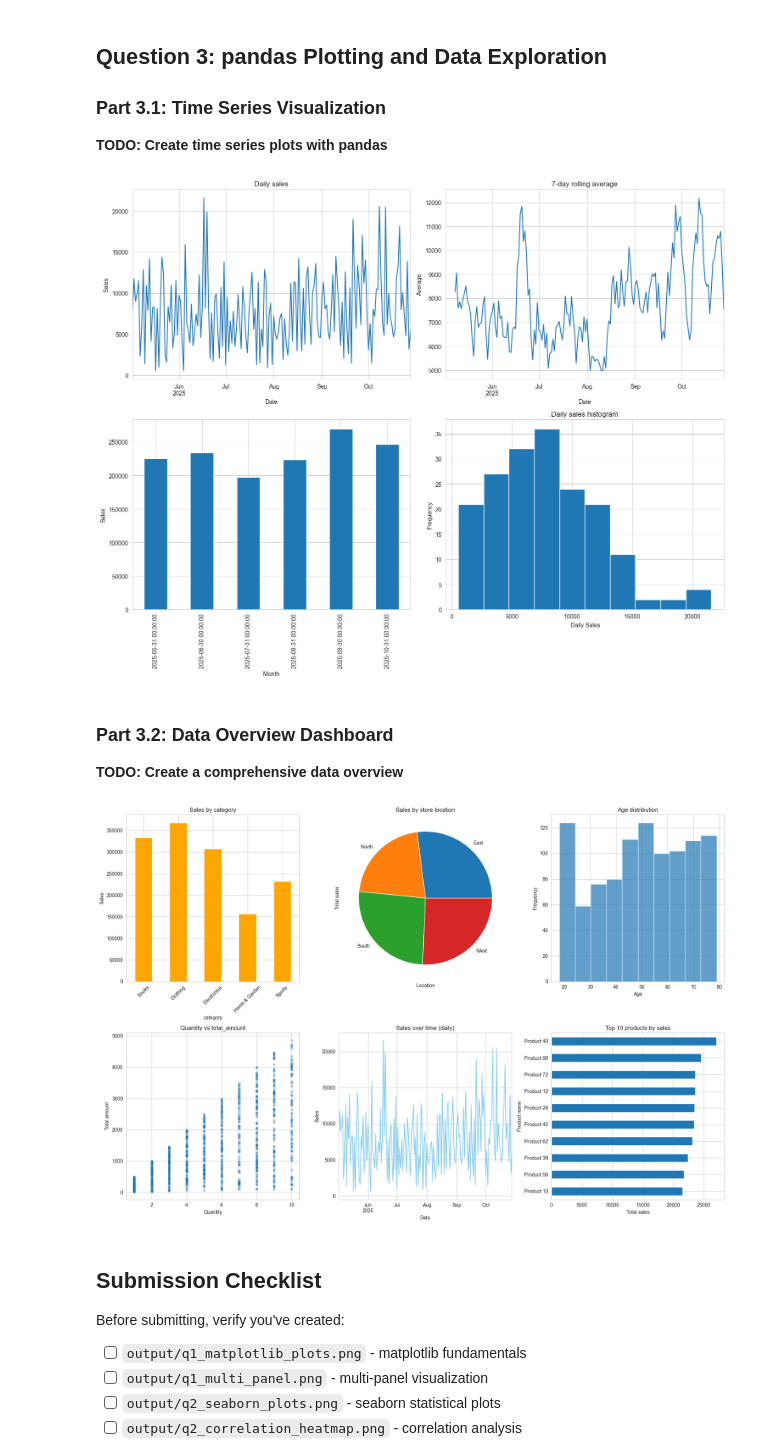
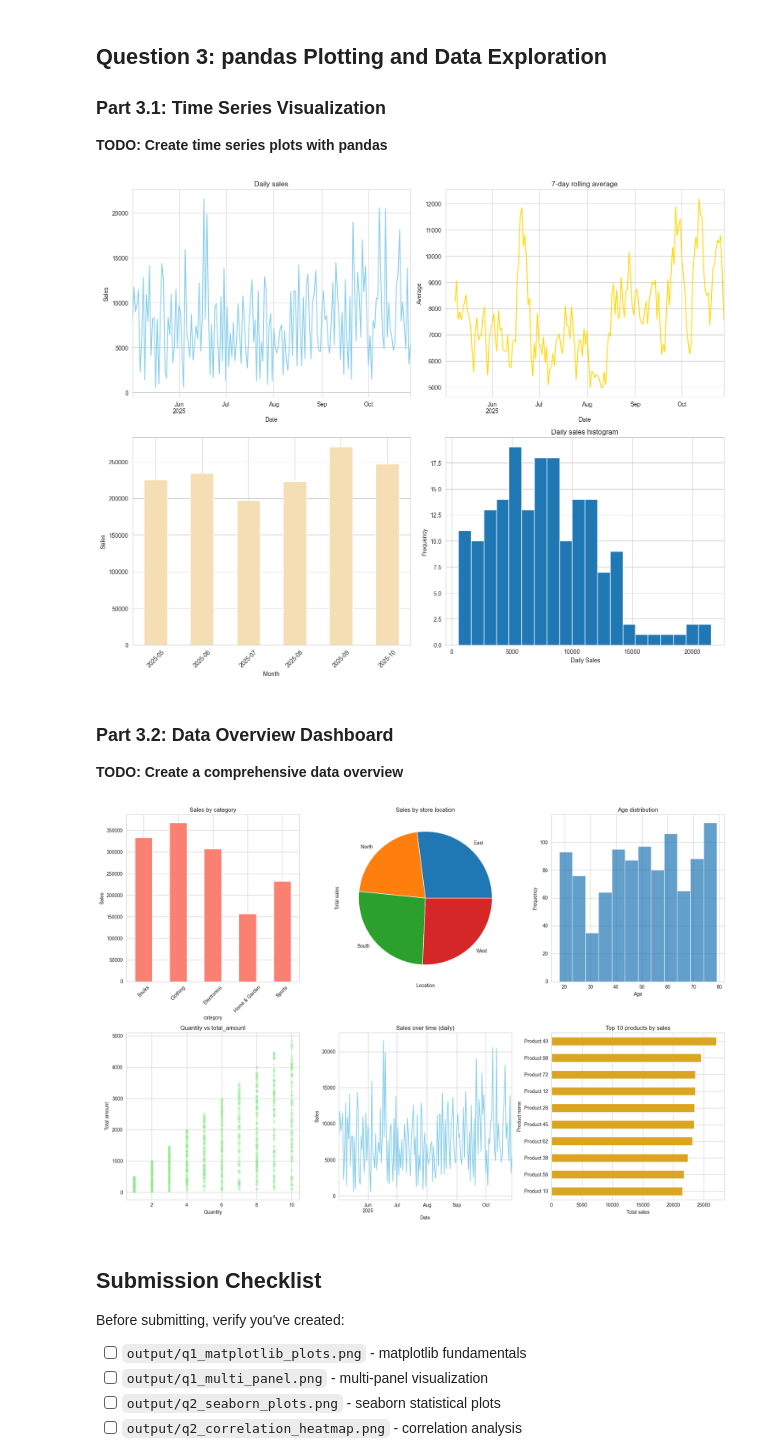
Before and after one commit to UCSF-DataSci/ds217-07-vision-quest-bobho1999, a Jupyter notebook: assignment.ipynb, the cells around one changed output. Drawn from its saved outputs; the diff is of its cells as text; code cells hidden in the pictures.

Commit message:
Changed to cool color

```diff
--- a/assignment.ipynb
+++ b/assignment.ipynb
@@ -280,36 +280,36 @@ dtype: object
 # %%
 # TODO: Convert transaction_date to datetime
 merged_df['transaction_date'] = pd.to_datetime(merged_df['transaction_date'])
 
 # TODO: Create daily sales aggregation
 daily_sales = merged_df.groupby('transaction_date')['total_amount'].sum()
 
 # TODO: Create a figure with 2x2 subplots
 fig, axes = plt.subplots(2, 2, figsize=(15, 12))
 
 # TODO: Top-left: Line plot of daily sales
-daily_sales.plot(ax=axes[0,0], title='Daily sales', xlabel='Date', ylabel='Sales')
+daily_sales.plot(ax=axes[0,0], title='Daily sales', xlabel='Date', ylabel='Sales', color='skyblue')
 
 # TODO: Top-right: Rolling 7-day average
 roll = daily_sales.rolling(window=7).mean()
-roll.plot(ax=axes[0,1], x='transaction_date', y='rolling_average', title='7-day rolling average', xlabel='Date', ylabel='Average')
+roll.plot(ax=axes[0,1], title='7-day rolling average', xlabel='Date', ylabel='Average', color='gold')
 
 # TODO: Bottom-left: Monthly sales bar chart (use resample('ME') for month-end frequency)
-month_end = daily_sales.resample("ME").sum()
-month_end.plot(ax=axes[1,0], kind='bar', xlabel='Month', ylabel='Sales')
+month_end = daily_sales.resample('ME', kind='period').sum()
+month_end.plot(ax=axes[1,0], kind='bar', xlabel='Month', ylabel='Sales', rot=45, color='wheat')
 
 # TODO: Bottom-right: Sales distribution histogram
-daily_sales.plot(ax=axes[1,1], kind='hist', title='Daily sales histogram', xlabel=" Daily Sales")
+daily_sales.plot(ax=axes[1,1], kind='hist', title='Daily sales histogram', xlabel=" Daily Sales", bins=20)
 
 # TODO: Add titles and labels
 # TODO: Save the plot as 'output/q3_pandas_plots.png'
 
 
 plt.tight_layout()
 plt.savefig('output/q3_pandas_plots.png', dpi=300, bbox_inches='tight')
 plt.show()
 # %% [output]
-[figure, old version]
+[figure, new version]
 # %% [markdown]
 ### Part 3.2: Data Overview Dashboard
 
@@ -319,18 +319,18 @@ plt.show()
 fig, axes = plt.subplots(2, 3, figsize=(18, 12))
 
 # TODO: Plot 1: Sales by category (bar chart)
-merged_df.groupby("category")['total_amount'].sum().plot(kind='bar', ax=axes[0,0], rot=45, color='orange')
+merged_df.groupby("category")['total_amount'].sum().plot(kind='bar', ax=axes[0,0], rot=45, color='salmon')
 # TODO: Plot 2: Sales by store location (pie chart)
 merged_df.groupby("store_location")['total_amount'].sum().plot(kind='pie', ax=axes[0,1])
 # TODO: Plot 3: Age distribution (histogram)
-merged_df['age'].plot(kind='hist', ax=axes[0, 2], alpha=0.7, title='Histogram')
+merged_df['age'].plot(kind='hist', ax=axes[0, 2], alpha=0.7, bins=12)
 # TODO: Plot 4: Quantity vs total_amount scatter
-merged_df.plot(kind='scatter', x='quantity', y='total_amount', ax=axes[1,0], alpha=0.3)
+merged_df.plot(kind='scatter', x='quantity', y='total_amount', ax=axes[1,0], alpha=0.3, color='lightgreen')
 # TODO: Plot 5: Sales over time (line plot)
 daily_sales.plot(ax=axes[1,1], color='skyblue')
 # TODO: Plot 6: Top 10 products by sales (horizontal bar)
 top = merged_df.groupby('product_name')['total_amount'].sum().sort_values(ascending=False).head(10)
-top.plot(kind='barh', ax=axes[1,2]).invert_yaxis()
+top.plot(kind='barh', ax=axes[1,2], color='goldenrod').invert_yaxis()
 
 # TODO: Add titles and customize appearance
 # TODO: Save the plot as 'output/q3_data_overview.png'
@@ -360,7 +360,7 @@ plt.tight_layout()
 plt.savefig('output/q3_data_overview.png', dpi=300, bbox_inches='tight')
 plt.show()
 # %% [output]
-[figure, old version]
+[figure, new version]
 # %% [markdown]
 ## Submission Checklist
 
```
Also changed, not shown: parts of 1 cell of this notebook, 3 other files.
